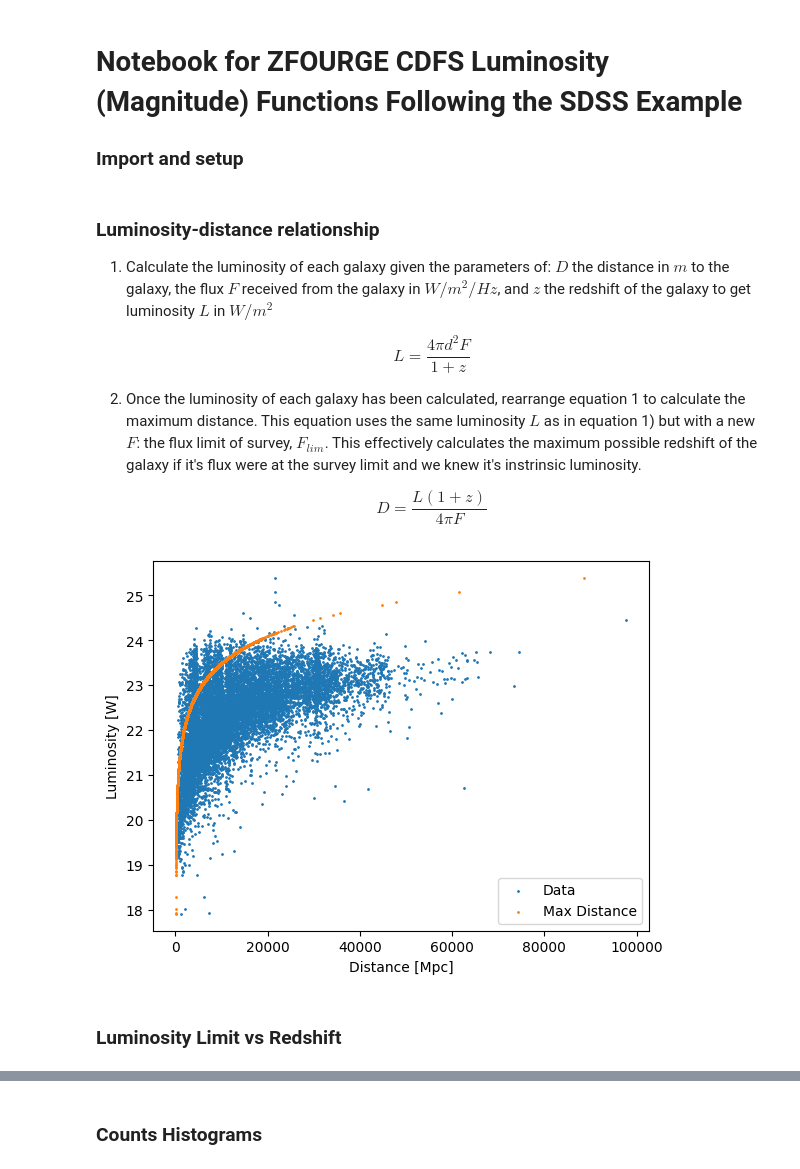
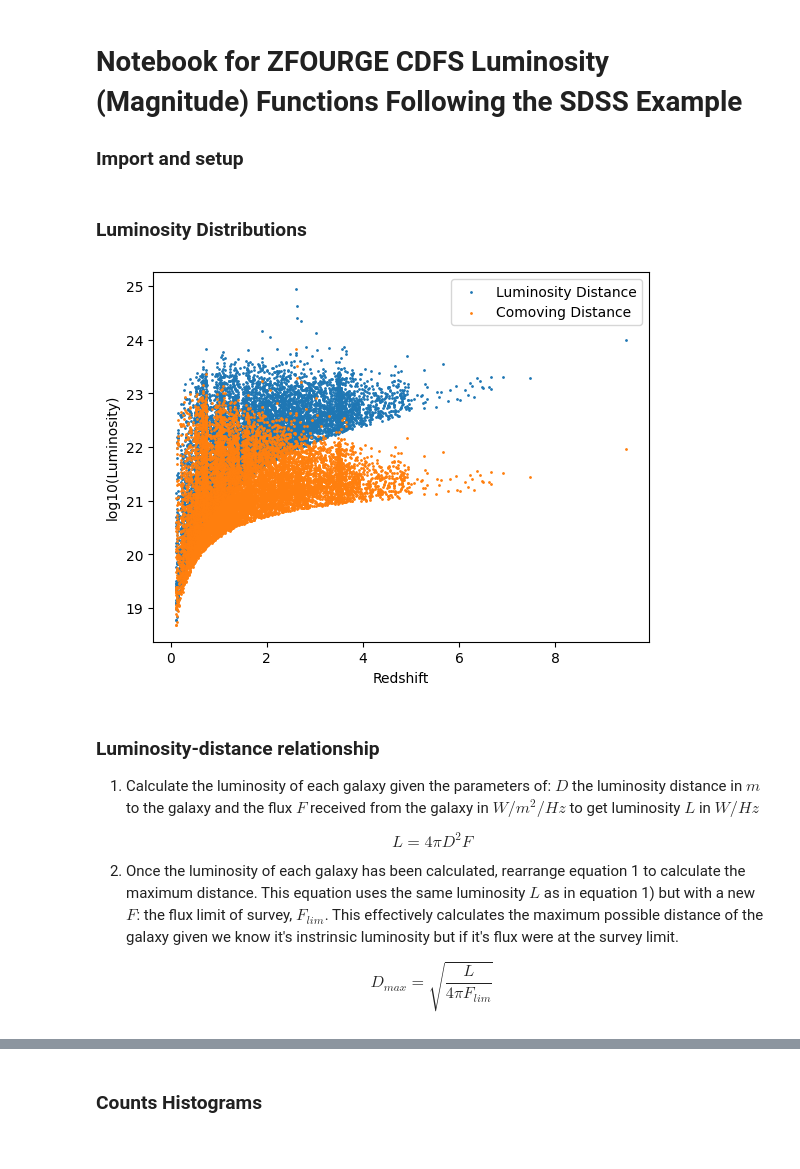
Before and after one commit to daniel-lyon/MPhil-Code, a Jupyter notebook: LUMFUNCS/vmax_luminosity.ipynb, the cells around one changed output, grey strips where cells are left out. Cells and saved outputs as stored; diff of their text form; code cells hidden in the pictures.

```diff
--- a/LUMFUNCS/vmax_luminosity.ipynb
+++ b/LUMFUNCS/vmax_luminosity.ipynb
@@ -27,45 +25,40 @@ cosmo = FlatLambdaCDM(H0=70, Om0=0.3)
+# %% [markdown]
+### Luminosity Distributions
+# %%
+# Mask AB mag limit
+mag_ab = 25 - 2.5*np.log10(df['FKs']) # apparent magnitude -> AB magnitude
+mask = (mag_ab <= mag_lim)
+fks = df['FKs'].values[mask] # apparent magnitude
+z = df['zpk'].values[mask] # redshift
+f = 0.3631 * fks * 10**-32  # uJy -> W/m^2/Hz
+
+# Luminosity Distance
+d = cosmo.luminosity_distance(z).to(u.m).value # meters
+luminosity = 4 * np.pi * (d**2) * f # m^2 * W/m^2/Hz = W/Hz
+
+# Comoving Distance
+d_cm = cosmo.comoving_distance(z).to(u.m).value # meters
+luminosity_cm = 4 * np.pi * (d_cm**2) * f # m^2 * W/m^2/Hz = W/Hz
+
+plt.scatter(z, np.log10(luminosity), s=1, label='Luminosity Distance')
+plt.scatter(z, np.log10(luminosity_cm), s=1, label='Comoving Distance')
+plt.ylabel('log10(Luminosity)')
+plt.xlabel('Redshift')
+plt.legend()
+plt.show()
+# %% [output]
+[figure, added]
 # %% [markdown]
 ### Luminosity-distance relationship
 
-1) Calculate the luminosity of each galaxy given the parameters of: $D$ the distance in $m$ to the galaxy, the flux $F$ received from the galaxy in ${W}/{m^2}/Hz$, and $z$ the redshift of the galaxy to get luminosity $L$ in $W/m^2$
+1) Calculate the luminosity of each galaxy given the parameters of: $D$ the luminosity distance in $m$ to the galaxy and the flux $F$ received from the galaxy in ${W}/{m^2}/Hz$ to get luminosity $L$ in $W/Hz$
 
 $$
-L = \frac{4 \pi d^2 F}{1 + z}
+L = 4 \pi D^2 F
 $$
 
-2) Once the luminosity of each galaxy has been calculated, rearrange equation 1 to calculate the maximum distance. This equation uses the same luminosity $L$ as in equation 1) but with a new $F$: the flux limit of survey, $F_{lim}$. This effectively calculates the maximum possible redshift of the galaxy if it's flux were at the survey limit and we knew it's instrinsic luminosity.
+2) Once the luminosity of each galaxy has been calculated, rearrange equation 1 to calculate the maximum distance. This equation uses the same luminosity $L$ as in equation 1) but with a new $F$: the flux limit of survey, $F_{lim}$. This effectively calculates the maximum possible distance of the galaxy given we know it's instrinsic luminosity but if it's flux were at the survey limit.
 
 $$
-D = \frac{L(1+z)}{4 \pi F}
+D_{max} = \sqrt{\frac{L}{4 \pi F_{lim}}}
 $$
-# %%
-# Convert apparent magnitude to W/m^2/Hz
-f = df['FKs'] # apparent magnitude
-f *= 1e-32 # AB magnitude uJy -> W/m^2/Hz
-
-# Convert flux to W/m^2/Hz
-f_lim = mag_lim # AB magitude
-f_lim *= 1e-32 # AB magnitude uJy -> W/m^2/Hz
-
-# Convert redshift to luminosity distance
-z = df['zpk'] # redshift (unitless)
-d = cosmo.luminosity_distance(z) # Mpc
-d *= 3.086 * 10 ** 22 # Mpc -> m
-
-# Calculate the luminosity
-luminosity = 4 * np.pi * d ** 2 * f # m^2 * W/m^2/Hz = W/Hz
-
-# Calculate the maximum distances given the flux limit and luminosity
-dmaxs = np.sqrt(luminosity / (4 * np.pi * f_lim)) # sqrt((W/Hz) / (W/m^2/Hz)) = m
-dmaxs *= 3.241 * 10 ** -23 # m -> Mpc
-
-plt.scatter(d*3.241*10**-23, np.log10(luminosity), s=1, label='Data')
-plt.scatter(dmaxs, np.log10(luminosity), s=1, label='Max Distance')
-plt.xlabel('Distance [Mpc]')
-plt.ylabel('Luminosity [W]')
-plt.legend()
-plt.show()
-# %% [output]
-[figure, removed]
-# %% [markdown]
-### Luminosity Limit vs Redshift
```
Also changed, not shown: parts of 11 cells of this notebook, 3 other files.
